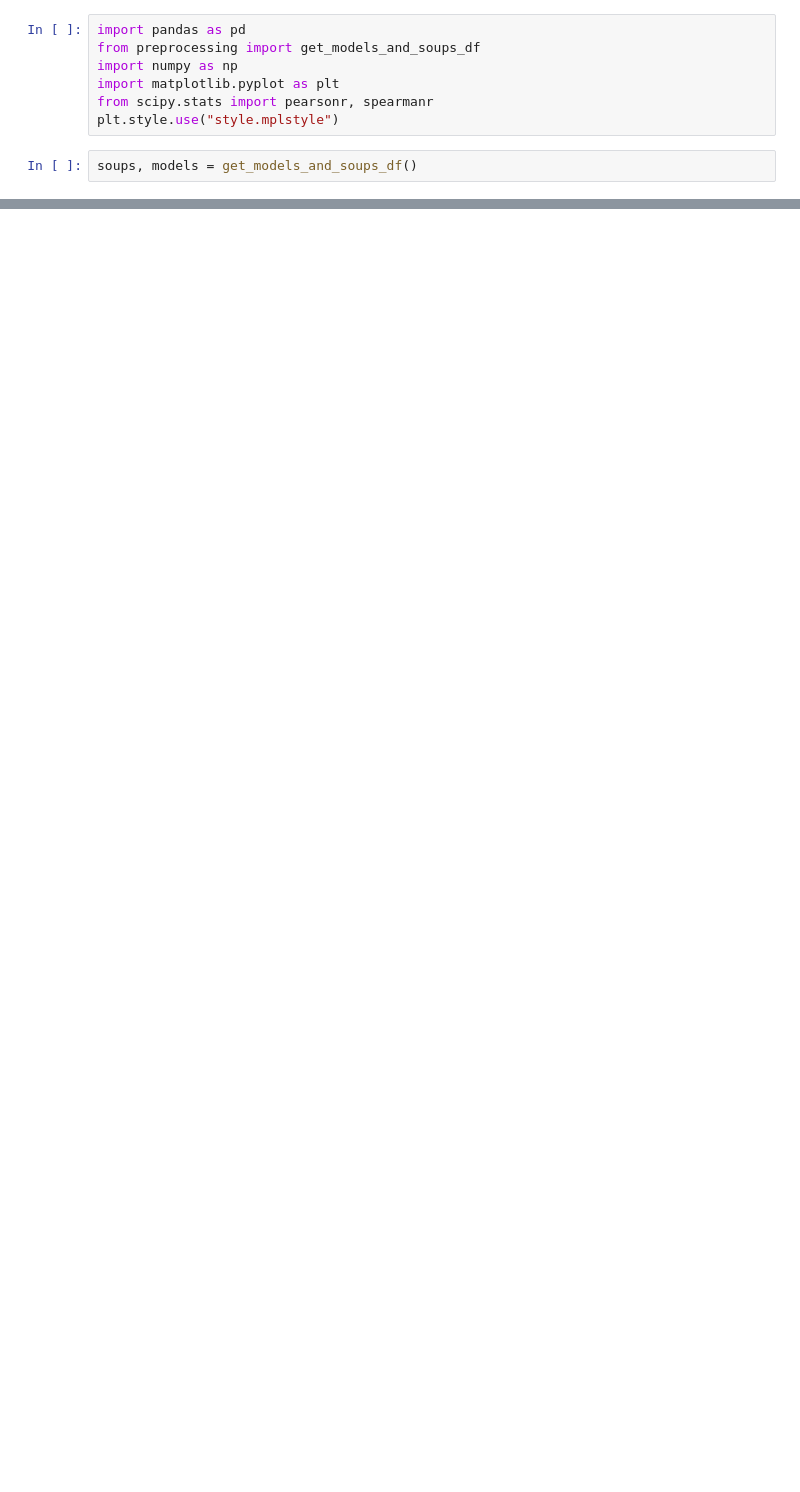
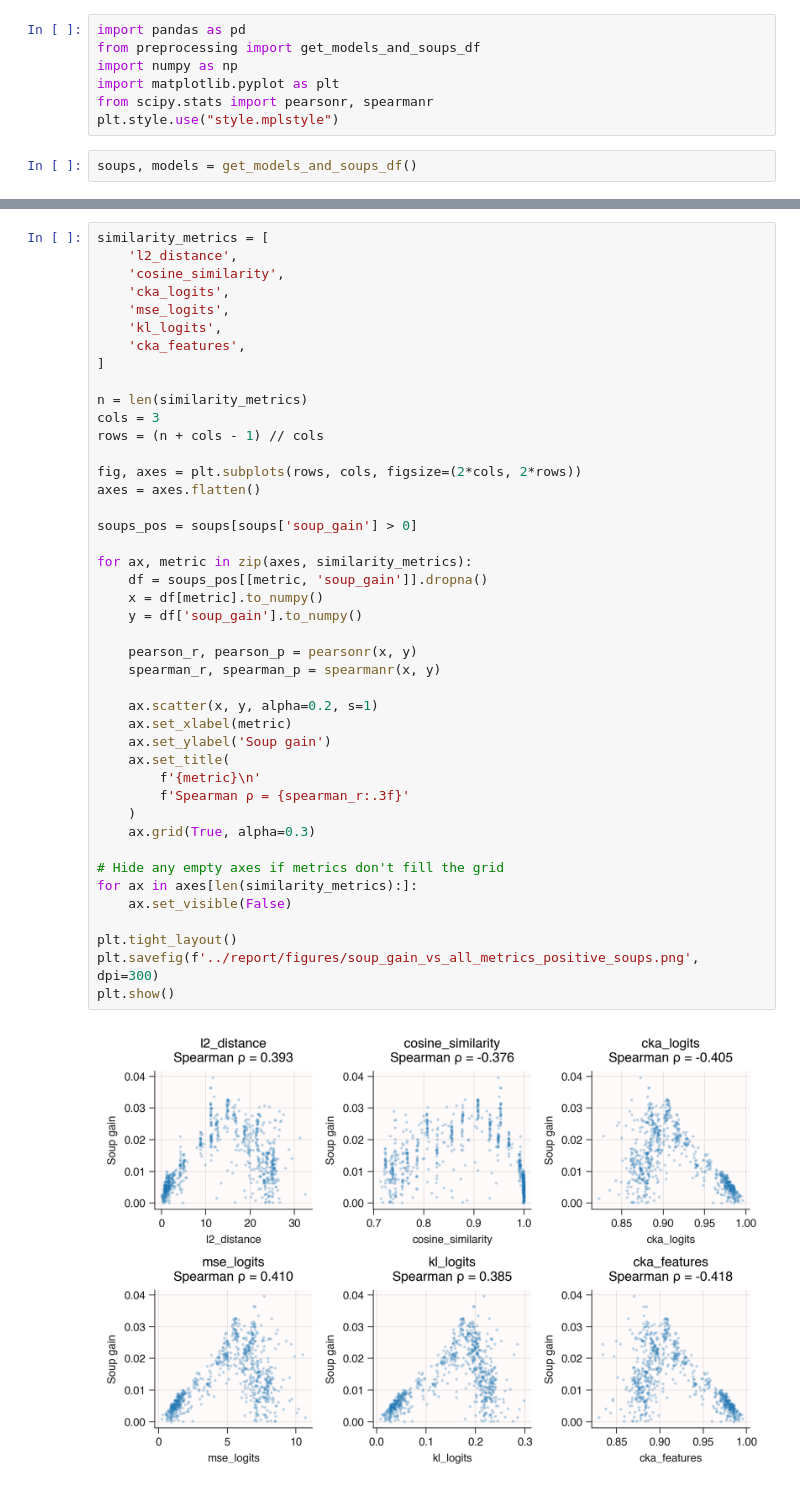
Before and after one commit to chipnbits/too-salty, a Jupyter notebook: notebooks/3. Similarities.ipynb, the cells around one changed output, grey strips where cells are left out. Drawn from its saved outputs; the diff is of its cells as text; blank space fills up the shorter version.

```diff
--- a/notebooks/3. Similarities.ipynb
+++ b/notebooks/3. Similarities.ipynb
@@ -106,0 +104,45 @@ for metric in similarity_metrics:
+# %%
+similarity_metrics = [
+    'l2_distance',
+    'cosine_similarity',
+    'cka_logits',
+    'mse_logits',
+    'kl_logits',
+    'cka_features',
+]
+
+n = len(similarity_metrics)
+cols = 3
+rows = (n + cols - 1) // cols
+
+fig, axes = plt.subplots(rows, cols, figsize=(2*cols, 2*rows))
+axes = axes.flatten()
+
+soups_pos = soups[soups['soup_gain'] > 0]
+
+for ax, metric in zip(axes, similarity_metrics):
+    df = soups_pos[[metric, 'soup_gain']].dropna()
+    x = df[metric].to_numpy()
+    y = df['soup_gain'].to_numpy()
+
+    pearson_r, pearson_p = pearsonr(x, y)
+    spearman_r, spearman_p = spearmanr(x, y)
+
+    ax.scatter(x, y, alpha=0.2, s=1)
+    ax.set_xlabel(metric)
+    ax.set_ylabel('Soup gain')
+    ax.set_title(
+        f'{metric}\n'
+        f'Spearman ρ = {spearman_r:.3f}'
+    )
+    ax.grid(True, alpha=0.3)
+
+# Hide any empty axes if metrics don't fill the grid
+for ax in axes[len(similarity_metrics):]:
+    ax.set_visible(False)
+
+plt.tight_layout()
+plt.savefig(f'../report/figures/soup_gain_vs_all_metrics_positive_soups.png', dpi=300)
+plt.show()
+# %% [output]
+[figure, added]
```
Also changed, not shown: parts of 4 cells of this notebook, 27 other files.
